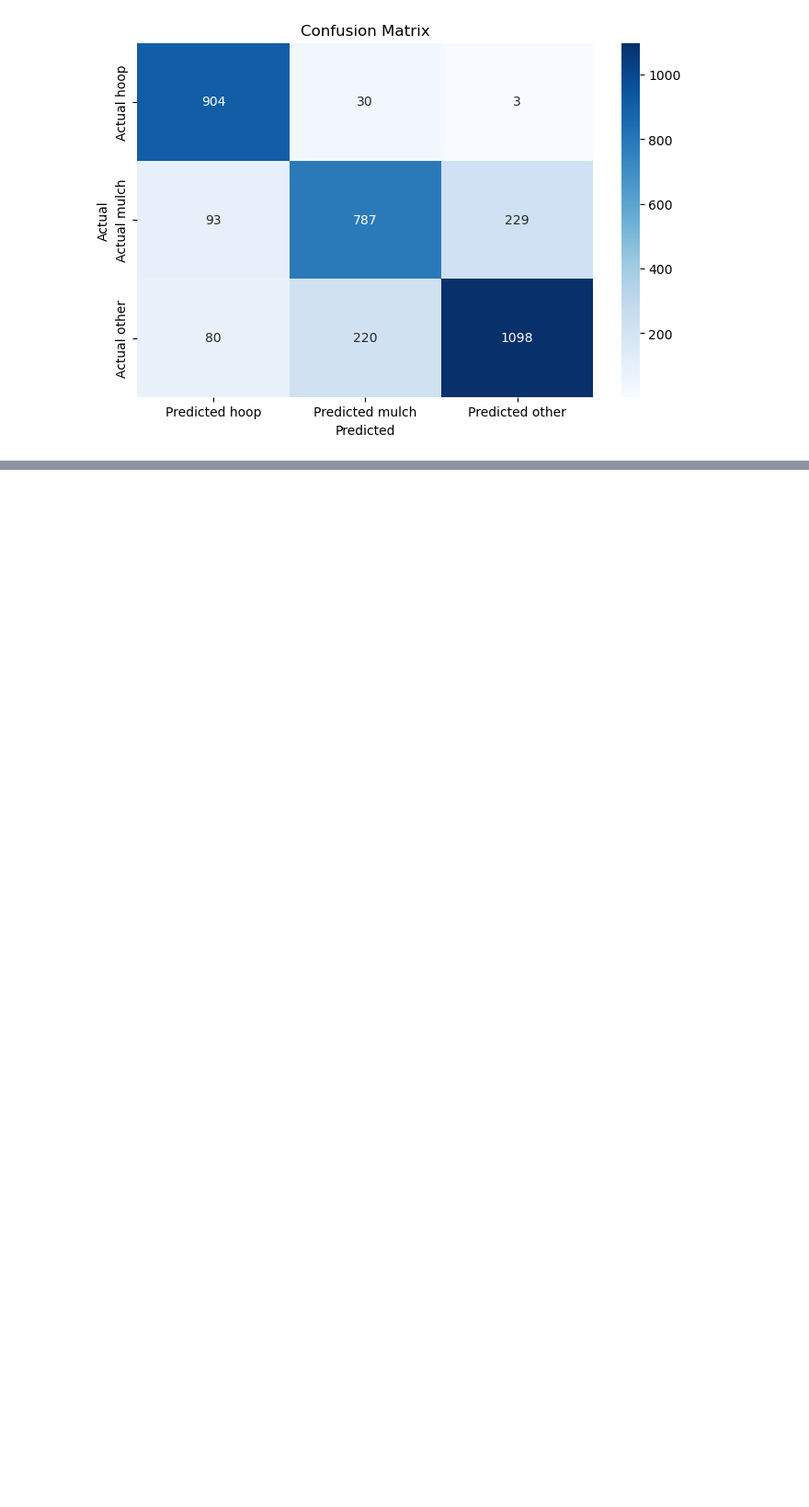
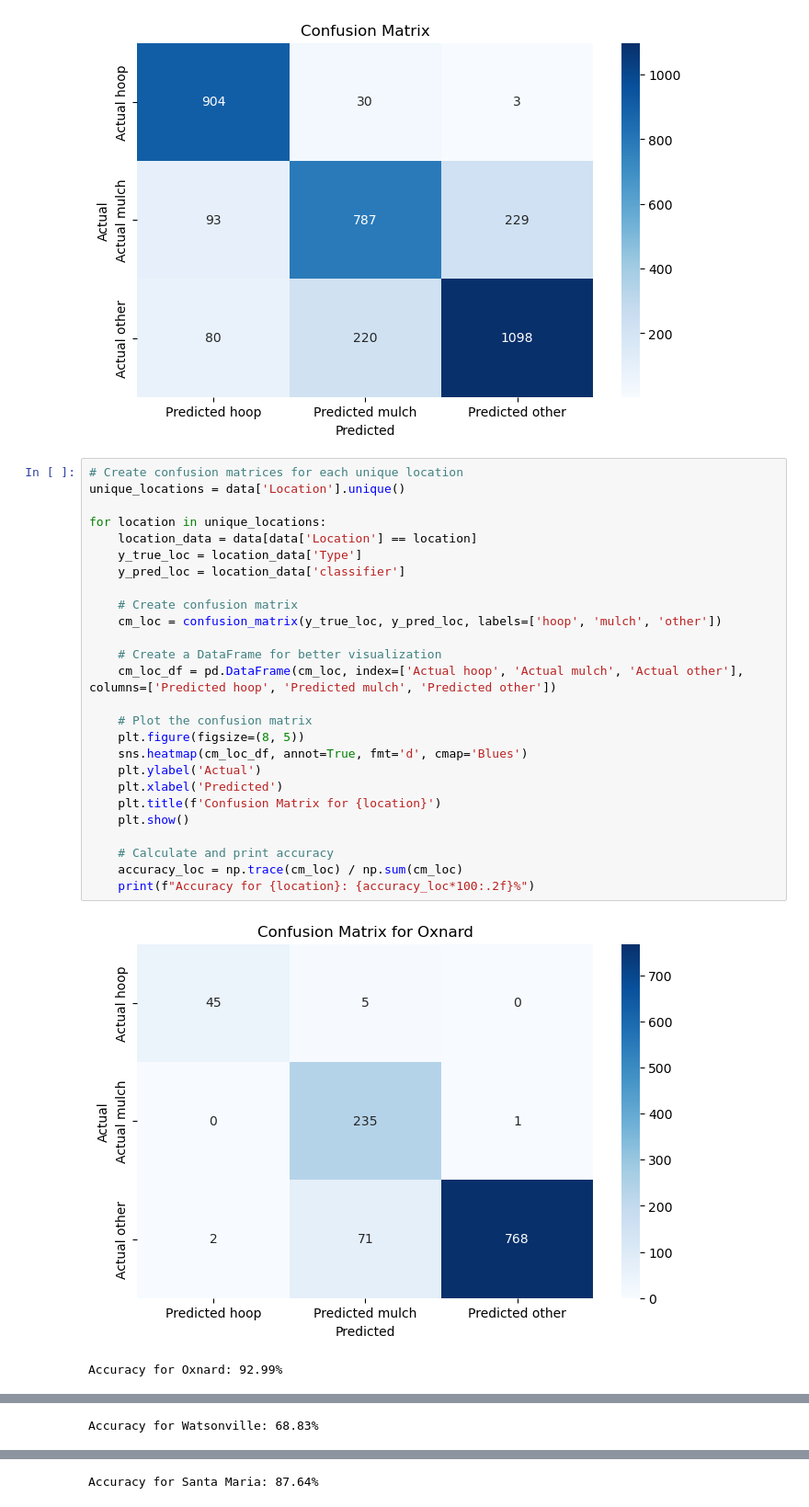
Before and after one commit to tnc-ca-geo/rs-ag-plastics, a Jupyter notebook: AT_threshold_determination.ipynb, the cells around one changed output, grey strips where cells are left out. Shown at 92% size. Saved outputs shown, nothing was run; the diff lists cells and outputs as text; blank space fills up the shorter version.

Commit message:
added county confusion matrices

```diff
--- a/AT_threshold_determination.ipynb
+++ b/AT_threshold_determination.ipynb
@@ -245,3 +261,32 @@ plt.title('Confusion Matrix')
 plt.show()
 # %% [output]
 [figure]
+# %%
+# Create confusion matrices for each unique location
+unique_locations = data['Location'].unique()
+
+for location in unique_locations:
+    location_data = data[data['Location'] == location]
+    y_true_loc = location_data['Type']
+    y_pred_loc = location_data['classifier']
+
+    # Create confusion matrix
+    cm_loc = confusion_matrix(y_true_loc, y_pred_loc, labels=['hoop', 'mulch', 'other'])
+
+    # Create a DataFrame for better visualization
+    cm_loc_df = pd.DataFrame(cm_loc, index=['Actual hoop', 'Actual mulch', 'Actual other'], columns=['Predicted hoop', 'Predicted mulch', 'Predicted other'])
+
+    # Plot the confusion matrix
+    plt.figure(figsize=(8, 5))
+    sns.heatmap(cm_loc_df, annot=True, fmt='d', cmap='Blues')
+    plt.ylabel('Actual')
+    plt.xlabel('Predicted')
+    plt.title(f'Confusion Matrix for {location}')
+    plt.show()
+
+    # Calculate and print accuracy
+    accuracy_loc = np.trace(cm_loc) / np.sum(cm_loc)
+    print(f"Accuracy for {location}: {accuracy_loc*100:.2f}%")
+# %% [output]
+[figure, added]
+Accuracy for Oxnard: 92.99%
@@ -247,0 +294 @@ plt.show()
+Accuracy for Watsonville: 68.83%
@@ -247,0 +296 @@ plt.show()
+Accuracy for Santa Maria: 87.64%
```
Also changed, not shown: parts of 2 cells of this notebook.
